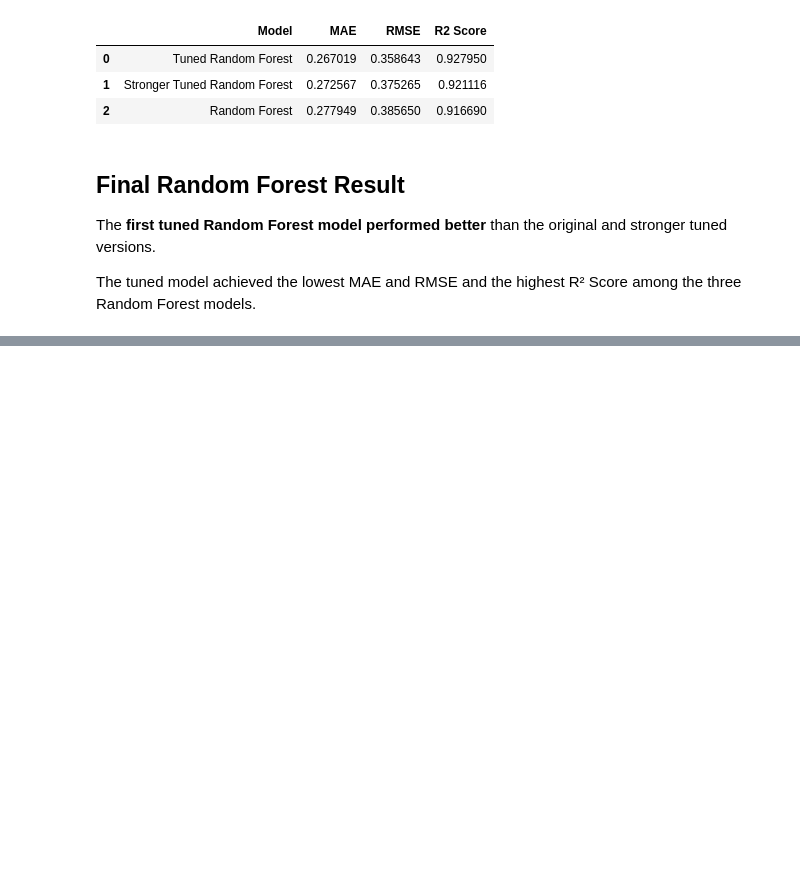
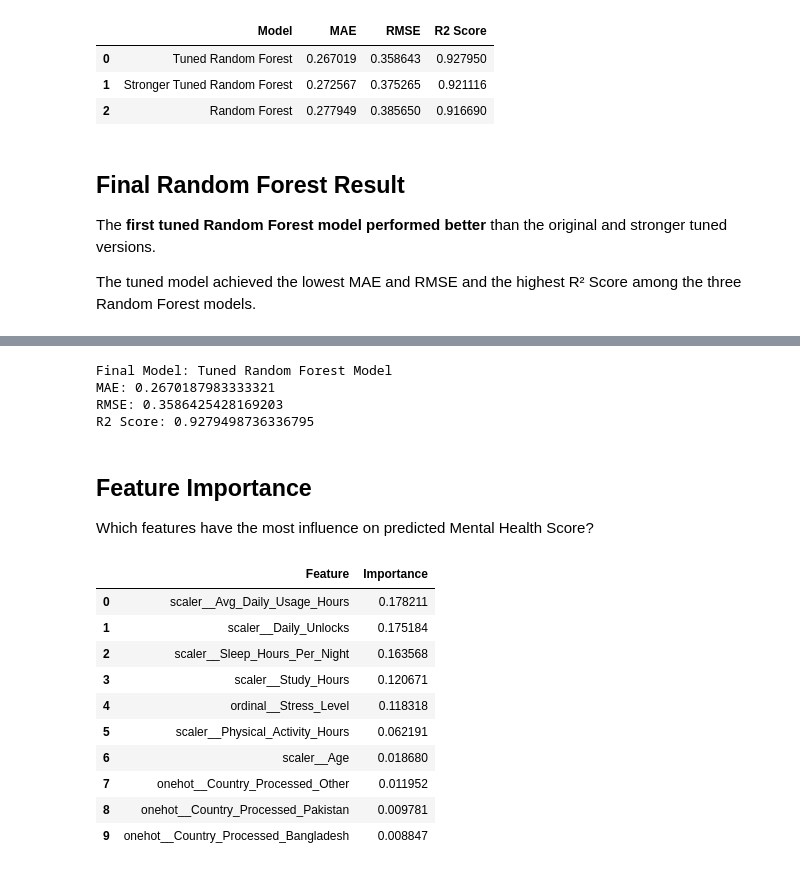
Before and after one commit to rutuu0228/Students_Mental_Health_Score_Prediction_sys, a Jupyter notebook: Notebooks/06_Model_Tuning.ipynb, the cells around one changed output, grey strips where cells are left out. Drawn from its saved outputs; the diff is of its cells as text; code cells hidden in the pictures; blank space fills up the shorter version.

```diff
--- a/Notebooks/06_Model_Tuning.ipynb
+++ b/Notebooks/06_Model_Tuning.ipynb
@@ -397,0 +402,40 @@ The tuned model achieved the lowest MAE and RMSE and the highest R² Score among
+# %%
+# Select the final Random Forest Model
+
+final_model = best_rf
+
+print("Final Model: Tuned Random Forest Model")
+print("MAE:", mae_tuned)
+print("RMSE:", rmse_tuned)
+print("R2 Score:", r2_tuned)
+# %% [output]
+Final Model: Tuned Random Forest Model
+MAE: 0.2670187983333321
+RMSE: 0.3586425428169203
+R2 Score: 0.9279498736336795
+# %% [markdown]
+## Feature Importance
+Which features have the most influence on predicted Mental Health Score?
+# %%
+# Feature importance of the final model
+
+feature_importance = pd.DataFrame({
+    "Feature": X.columns,
+    "Importance": final_model.feature_importances_
+})
+
+feature_importance = feature_importance.sort_values(by="Importance", ascending=False).reset_index(drop=True)
+
+feature_importance.head(10)
+# %% [output]
+|  | Feature | Importance |
+| 0 | scaler__Avg_Daily_Usage_Hours | 0.178211 |
+| 1 | scaler__Daily_Unlocks | 0.175184 |
+| 2 | scaler__Sleep_Hours_Per_Night | 0.163568 |
+| 3 | scaler__Study_Hours | 0.120671 |
+| 4 | ordinal__Stress_Level | 0.118318 |
+| 5 | scaler__Physical_Activity_Hours | 0.062191 |
+| 6 | scaler__Age | 0.018680 |
+| 7 | onehot__Country_Processed_Other | 0.011952 |
+| 8 | onehot__Country_Processed_Pakistan | 0.009781 |
+| 9 | onehot__Country_Processed_Bangladesh | 0.008847 |
```
Also changed, not shown: parts of 3 cells of this notebook.
